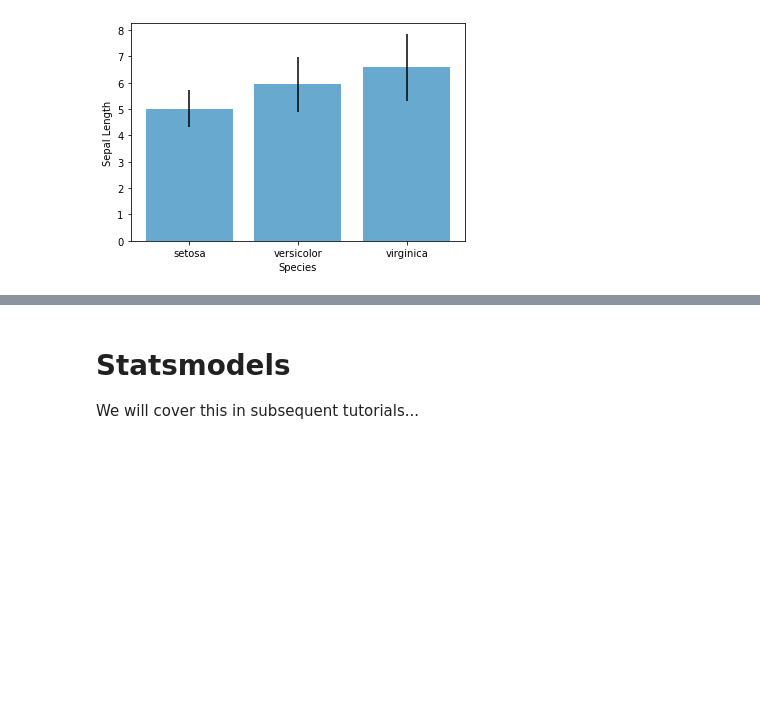
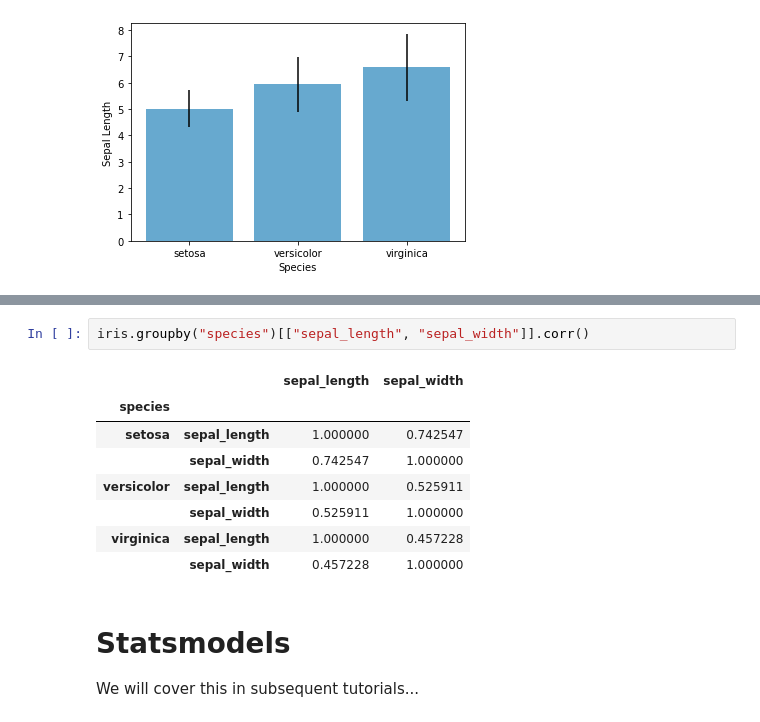
Before and after one commit to aezarebski/aas-extended-examples, a Jupyter notebook: example-0/welcome.ipynb, the cells around one changed output, grey strips where cells are left out. Drawn from its saved outputs; the diff is of its cells as text; blank space fills up the shorter version.

```diff
--- a/example-0/welcome.ipynb
+++ b/example-0/welcome.ipynb
@@ -236,3 +270,14 @@ plt.show()
+# %%
+iris.groupby("species")[["sepal_length", "sepal_width"]].corr()
+# %% [output]
+|  |  | sepal_length | sepal_width |
+| species |  |  |  |
+| setosa | sepal_length | 1.000000 | 0.742547 |
+|  | sepal_width | 0.742547 | 1.000000 |
+| versicolor | sepal_length | 1.000000 | 0.525911 |
+|  | sepal_width | 0.525911 | 1.000000 |
+| virginica | sepal_length | 1.000000 | 0.457228 |
+|  | sepal_width | 0.457228 | 1.000000 |
 # %% [markdown]
 # Statsmodels
 
```
Also changed, not shown: parts of 9 cells of this notebook.
